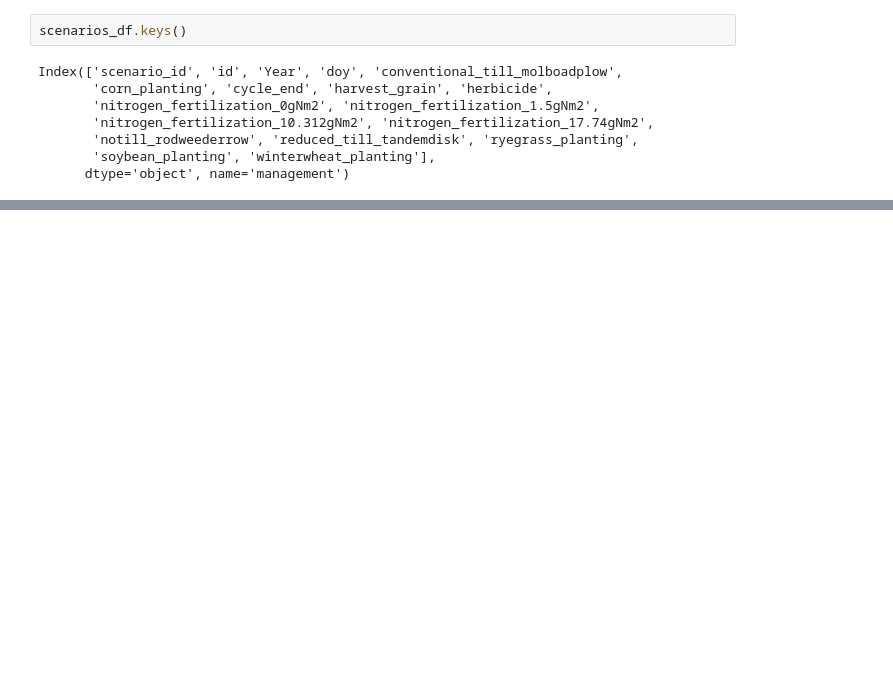
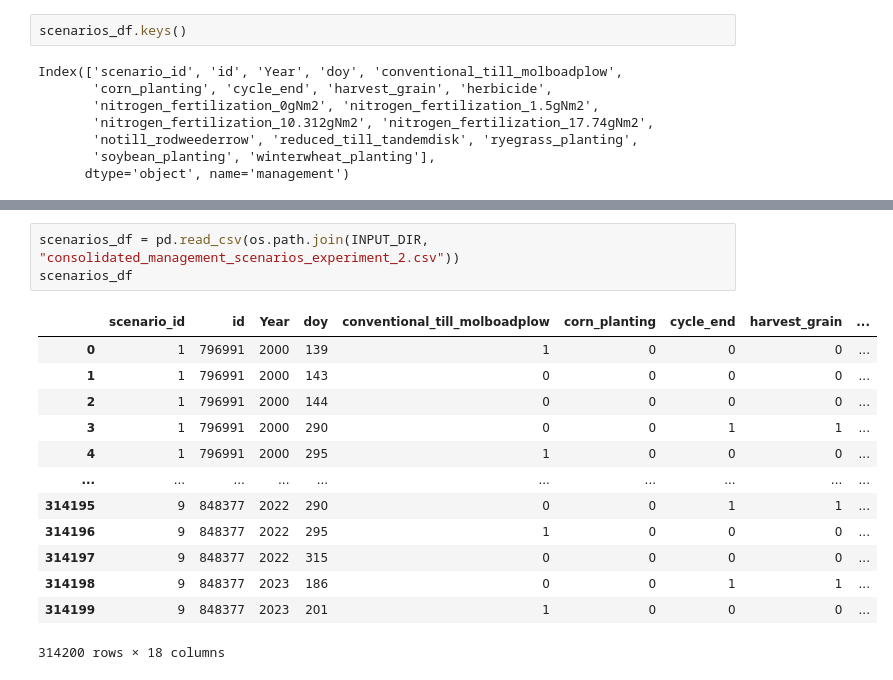
Before and after one commit to dwij2212/kgml-daycent, a Jupyter notebook: lib/data_prep_new.ipynb, the cells around one changed output, grey strips where cells are left out. Saved outputs shown, nothing was run; the diff lists cells and outputs as text; blank space fills up the shorter version.

```diff
--- a/lib/data_prep_new.ipynb
+++ b/lib/data_prep_new.ipynb
@@ -902,0 +416,17 @@ Final CGRAIN Array (Shape: (183750,)):
+# %%
+scenarios_df = pd.read_csv(os.path.join(INPUT_DIR, "consolidated_management_scenarios_experiment_2.csv"))
+scenarios_df
+# %% [output]
+|  | scenario_id | id | Year | doy | conventional_till_molboadplow | corn_planting | cycle_end | harvest_grain | ... |
+| 0 | 1 | 796991 | 2000 | 139 | 1 | 0 | 0 | 0 | ... |
+| 1 | 1 | 796991 | 2000 | 143 | 0 | 0 | 0 | 0 | ... |
+| 2 | 1 | 796991 | 2000 | 144 | 0 | 0 | 0 | 0 | ... |
+| 3 | 1 | 796991 | 2000 | 290 | 0 | 0 | 1 | 1 | ... |
+| 4 | 1 | 796991 | 2000 | 295 | 1 | 0 | 0 | 0 | ... |
+| ... | ... | ... | ... | ... | ... | ... | ... | ... | ... |
+| 314195 | 9 | 848377 | 2022 | 290 | 0 | 0 | 1 | 1 | ... |
+| 314196 | 9 | 848377 | 2022 | 295 | 1 | 0 | 0 | 0 | ... |
+| 314197 | 9 | 848377 | 2022 | 315 | 0 | 0 | 0 | 0 | ... |
+| 314198 | 9 | 848377 | 2023 | 186 | 0 | 0 | 1 | 1 | ... |
+| 314199 | 9 | 848377 | 2023 | 201 | 1 | 0 | 0 | 0 | ... |
+314200 rows × 18 columns
```
Also changed, not shown: parts of 31 cells of this notebook, 16 other files.
